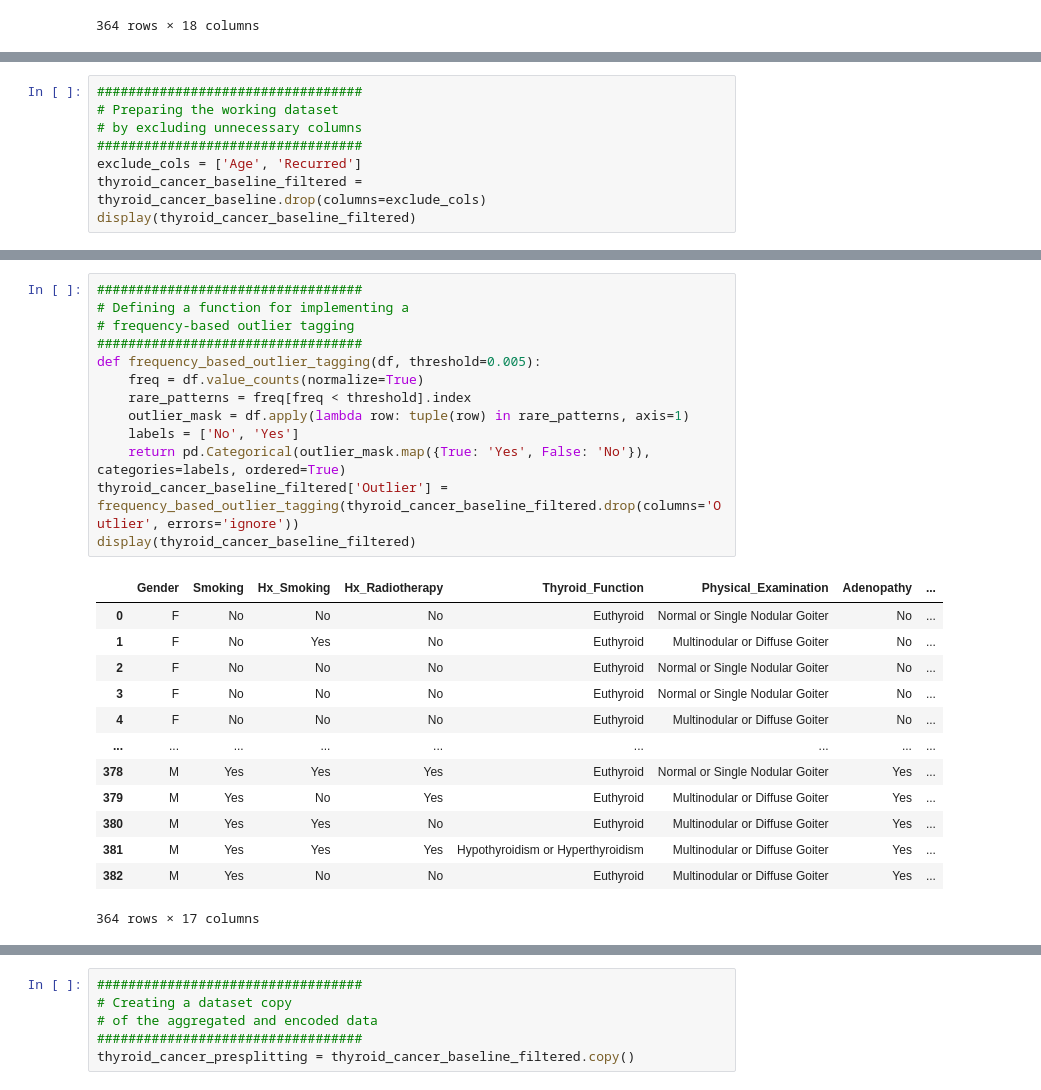
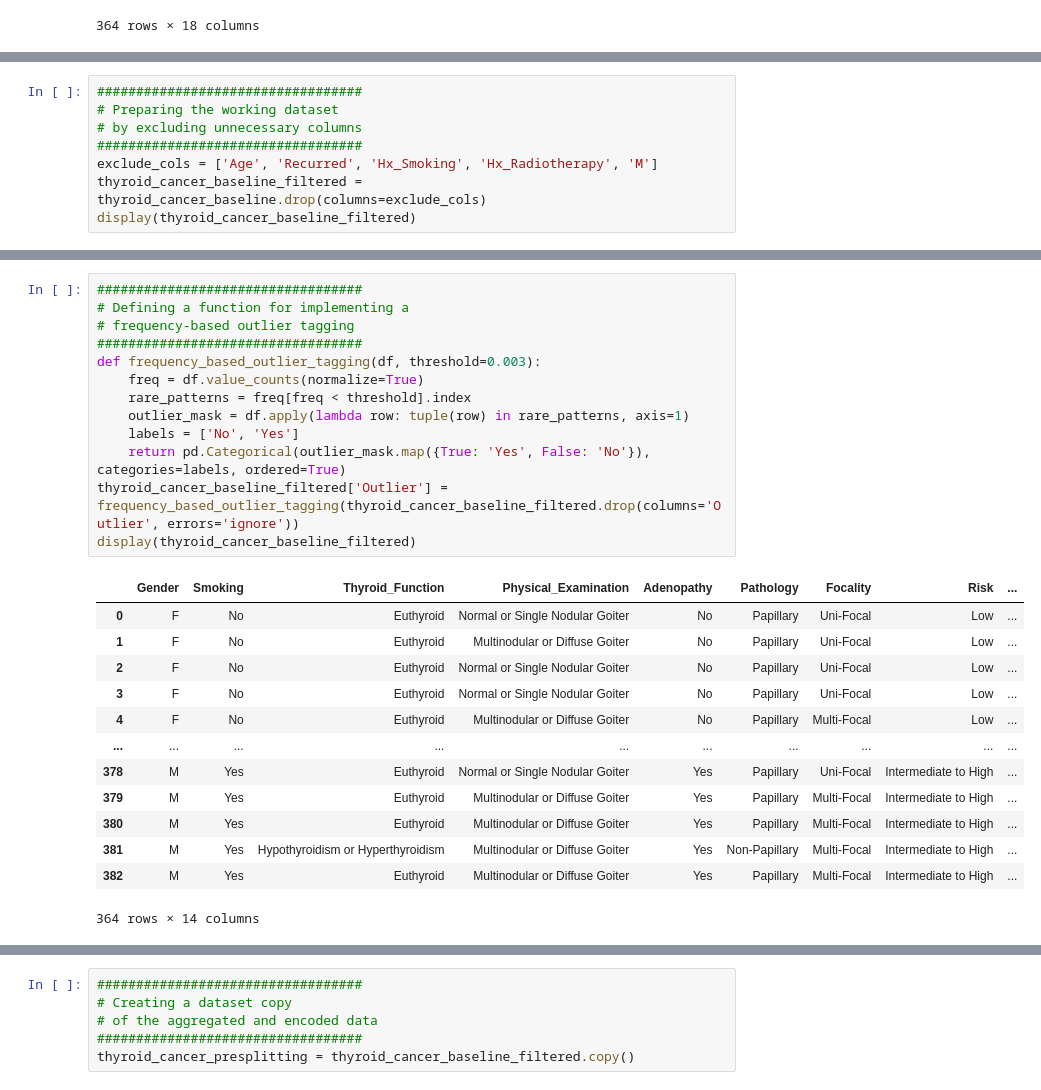
Before and after one commit to JohnPaulinePineda/Portfolio_Project_61, a Jupyter notebook: codes/DetectingAndEvaluatingAnomaliesInCategoricalDataUnderSupervisedAndUnsupervisedSettings.ipynb, the cells around one changed output, grey strips where cells are left out. Saved outputs shown, nothing was run; the diff lists cells and outputs as text.

```diff
--- a/codes/DetectingAndEvaluatingAnomaliesInCategoricalDataUnderSupervisedAndUnsupervisedSettings.ipynb
+++ b/codes/DetectingAndEvaluatingAnomaliesInCategoricalDataUnderSupervisedAndUnsupervisedSettings.ipynb
@@ -901,7 +934,7 @@ display(thyroid_cancer_baseline)
 # Preparing the working dataset
 # by excluding unnecessary columns
 ##################################
-exclude_cols = ['Age', 'Recurred']
+exclude_cols = ['Age', 'Recurred', 'Hx_Smoking', 'Hx_Radiotherapy', 'M']
 thyroid_cancer_baseline_filtered = thyroid_cancer_baseline.drop(columns=exclude_cols)
 display(thyroid_cancer_baseline_filtered)
 # %% [output]
@@ -949,30 +1132,30 @@ thyroid_cancer_baseline_filtered.head()
 # %%
 ##################################
 # Defining a function for implementing a
 # frequency-based outlier tagging
 ##################################
-def frequency_based_outlier_tagging(df, threshold=0.005):
+def frequency_based_outlier_tagging(df, threshold=0.003):
     freq = df.value_counts(normalize=True)
     rare_patterns = freq[freq < threshold].index
     outlier_mask = df.apply(lambda row: tuple(row) in rare_patterns, axis=1)
     labels = ['No', 'Yes']
     return pd.Categorical(outlier_mask.map({True: 'Yes', False: 'No'}), categories=labels, ordered=True)
 thyroid_cancer_baseline_filtered['Outlier'] = frequency_based_outlier_tagging(thyroid_cancer_baseline_filtered.drop(columns='Outlier', errors='ignore'))
 display(thyroid_cancer_baseline_filtered)
 # %% [output]
-|  | Gender | Smoking | Hx_Smoking | Hx_Radiotherapy | Thyroid_Function | Physical_Examination | Adenopathy | ... |
-| 0 | F | No | No | No | Euthyroid | Normal or Single Nodular Goiter | No | ... |
-| 1 | F | No | Yes | No | Euthyroid | Multinodular or Diffuse Goiter | No | ... |
-| 2 | F | No | No | No | Euthyroid | Normal or Single Nodular Goiter | No | ... |
-| 3 | F | No | No | No | Euthyroid | Normal or Single Nodular Goiter | No | ... |
-| 4 | F | No | No | No | Euthyroid | Multinodular or Diffuse Goiter | No | ... |
-| ... | ... | ... | ... | ... | ... | ... | ... | ... |
-| 378 | M | Yes | Yes | Yes | Euthyroid | Normal or Single Nodular Goiter | Yes | ... |
-| 379 | M | Yes | No | Yes | Euthyroid | Multinodular or Diffuse Goiter | Yes | ... |
-| 380 | M | Yes | Yes | No | Euthyroid | Multinodular or Diffuse Goiter | Yes | ... |
-| 381 | M | Yes | Yes | Yes | Hypothyroidism or Hyperthyroidism | Multinodular or Diffuse Goiter | Yes | ... |
-| 382 | M | Yes | No | No | Euthyroid | Multinodular or Diffuse Goiter | Yes | ... |
+|  | Gender | Smoking | Thyroid_Function | Physical_Examination | Adenopathy | Pathology | Focality | Risk | ... |
+| 0 | F | No | Euthyroid | Normal or Single Nodular Goiter | No | Papillary | Uni-Focal | Low | ... |
+| 1 | F | No | Euthyroid | Multinodular or Diffuse Goiter | No | Papillary | Uni-Focal | Low | ... |
+| 2 | F | No | Euthyroid | Normal or Single Nodular Goiter | No | Papillary | Uni-Focal | Low | ... |
+| 3 | F | No | Euthyroid | Normal or Single Nodular Goiter | No | Papillary | Uni-Focal | Low | ... |
+| 4 | F | No | Euthyroid | Multinodular or Diffuse Goiter | No | Papillary | Multi-Focal | Low | ... |
+| ... | ... | ... | ... | ... | ... | ... | ... | ... | ... |
+| 378 | M | Yes | Euthyroid | Normal or Single Nodular Goiter | Yes | Papillary | Uni-Focal | Intermediate to High | ... |
+| 379 | M | Yes | Euthyroid | Multinodular or Diffuse Goiter | Yes | Papillary | Multi-Focal | Intermediate to High | ... |
+| 380 | M | Yes | Euthyroid | Multinodular or Diffuse Goiter | Yes | Papillary | Multi-Focal | Intermediate to High | ... |
+| 381 | M | Yes | Hypothyroidism or Hyperthyroidism | Multinodular or Diffuse Goiter | Yes | Non-Papillary | Multi-Focal | Intermediate to High | ... |
+| 382 | M | Yes | Euthyroid | Multinodular or Diffuse Goiter | Yes | Papillary | Multi-Focal | Intermediate to High | ... |
-364 rows × 17 columns
+364 rows × 14 columns
 # %%
 ##################################
 # Performing a general exploration of the categorical variable levels
```
Also changed, not shown: parts of 17 cells of this notebook, 8 other files.
